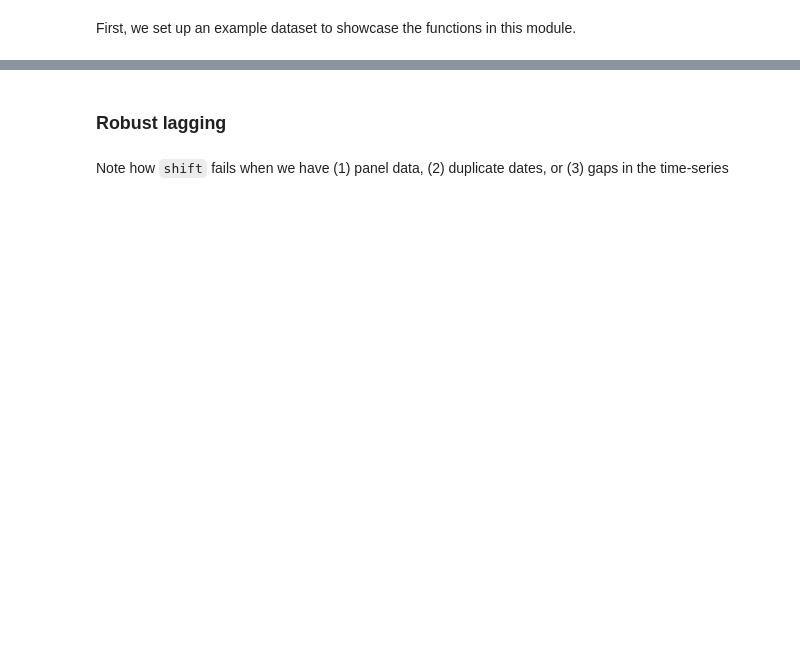
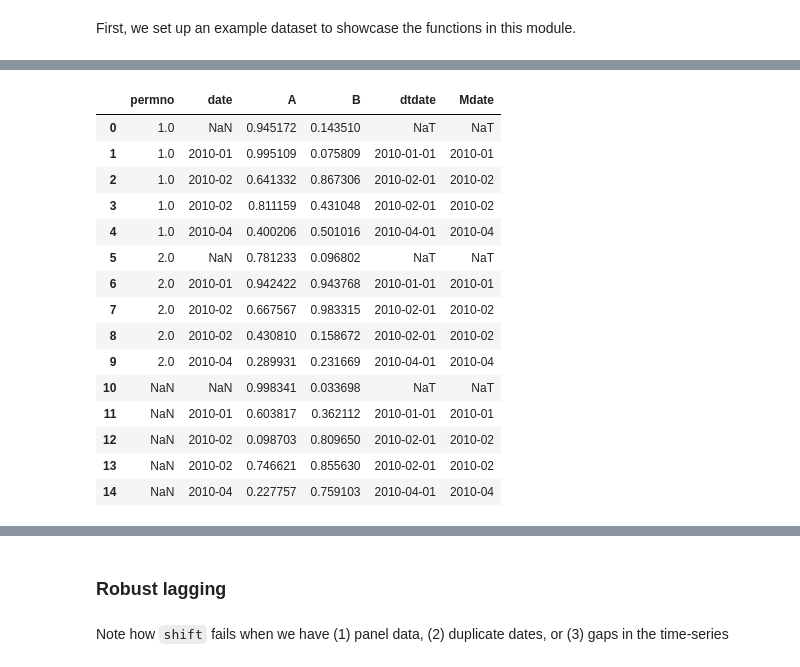
Before and after one commit to ionmihai/pandasmore, a Jupyter notebook: nbs/00_core.ipynb, the cells around one changed output, grey strips where cells are left out. Saved outputs shown, nothing was run; the diff lists cells and outputs as text; code cells hidden in the pictures; blank space fills up the shorter version.

```diff
--- a/nbs/00_core.ipynb
+++ b/nbs/00_core.ipynb
@@ -37,0 +71,19 @@ df
+# %%
+process_dates(raw, freq='M')
+# %% [output]
+|  | permno | date | A | B | dtdate | Mdate |
+| 0 | 1.0 | NaN | 0.945172 | 0.143510 | NaT | NaT |
+| 1 | 1.0 | 2010-01 | 0.995109 | 0.075809 | 2010-01-01 | 2010-01 |
+| 2 | 1.0 | 2010-02 | 0.641332 | 0.867306 | 2010-02-01 | 2010-02 |
+| 3 | 1.0 | 2010-02 | 0.811159 | 0.431048 | 2010-02-01 | 2010-02 |
+| 4 | 1.0 | 2010-04 | 0.400206 | 0.501016 | 2010-04-01 | 2010-04 |
+| 5 | 2.0 | NaN | 0.781233 | 0.096802 | NaT | NaT |
+| 6 | 2.0 | 2010-01 | 0.942422 | 0.943768 | 2010-01-01 | 2010-01 |
+| 7 | 2.0 | 2010-02 | 0.667567 | 0.983315 | 2010-02-01 | 2010-02 |
+| 8 | 2.0 | 2010-02 | 0.430810 | 0.158672 | 2010-02-01 | 2010-02 |
+| 9 | 2.0 | 2010-04 | 0.289931 | 0.231669 | 2010-04-01 | 2010-04 |
+| 10 | NaN | NaN | 0.998341 | 0.033698 | NaT | NaT |
+| 11 | NaN | 2010-01 | 0.603817 | 0.362112 | 2010-01-01 | 2010-01 |
+| 12 | NaN | 2010-02 | 0.098703 | 0.809650 | 2010-02-01 | 2010-02 |
+| 13 | NaN | 2010-02 | 0.746621 | 0.855630 | 2010-02-01 | 2010-02 |
+| 14 | NaN | 2010-04 | 0.227757 | 0.759103 | 2010-04-01 | 2010-04 |
```
Also changed, not shown: parts of 20 cells of this notebook, 2 other files.
